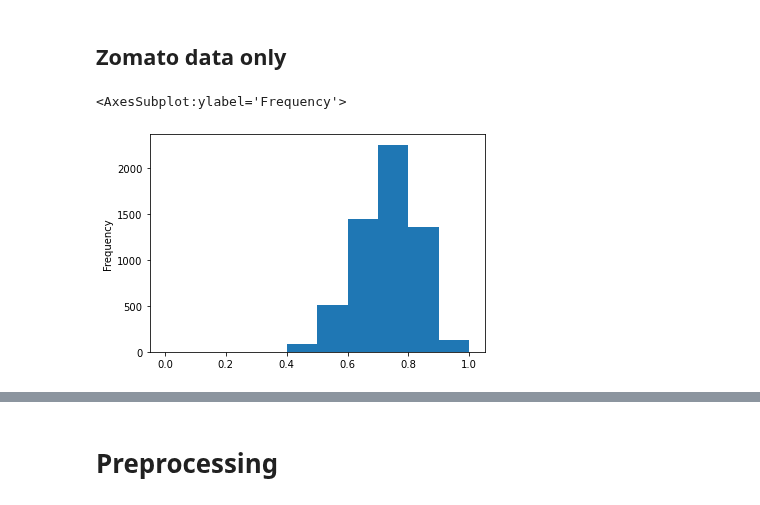
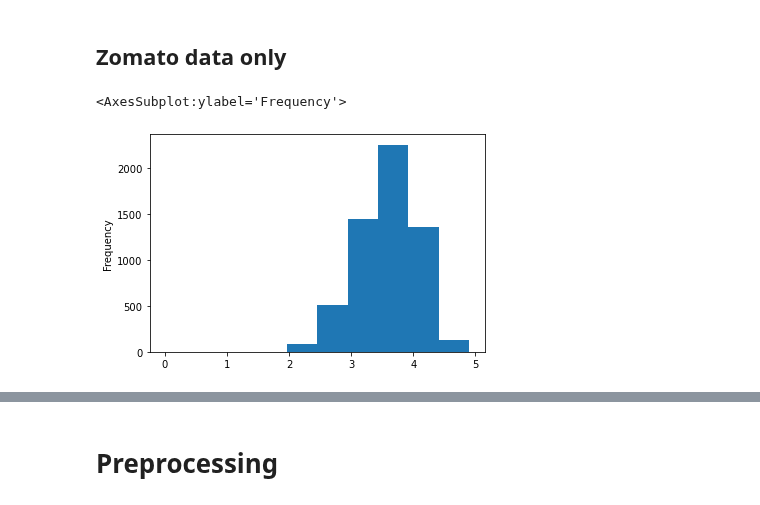
Before and after one commit to adamaulia/AdamThesis, a Jupyter notebook: 4_model.ipynb, the cells around one changed output, grey strips where cells are left out. Cells and saved outputs as stored; diff of their text form; code cells hidden in the pictures.

```diff
--- a/4_model.ipynb
+++ b/4_model.ipynb
@@ -185,10 +196,10 @@ features_columns = list(features_columns) + [target_column]
 scaler = MinMaxScaler()
 df_input_scale = pd.DataFrame(scaler.fit_transform(df_zom[features_columns]), columns = features_columns)
 # %%
-df_input_scale['rating'].plot(kind='hist')
+df_zom['rating'].plot(kind='hist')
 # %% [output]
 <AxesSubplot:ylabel='Frequency'>
-[figure, old version]
+[figure, new version]
 # %%
 df_zom.head()
 # %% [output]
```
Also changed, not shown: parts of 2 cells of this notebook, 4 other files.
